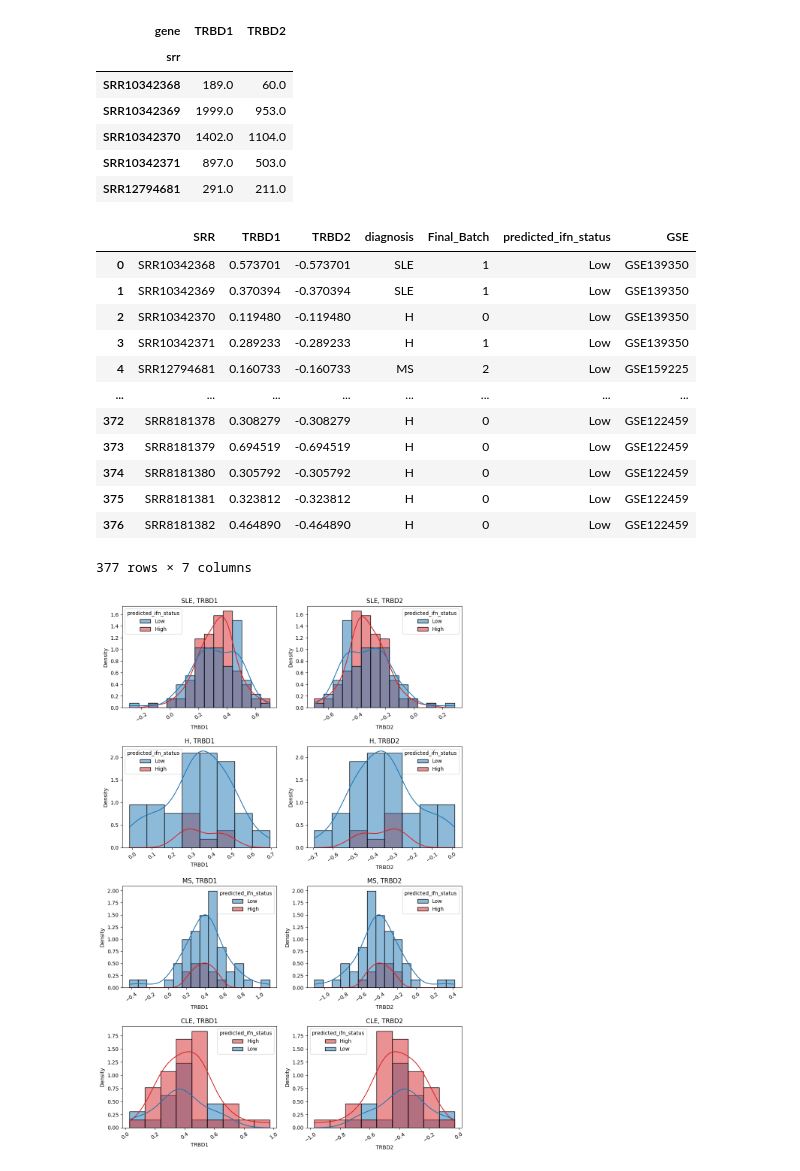
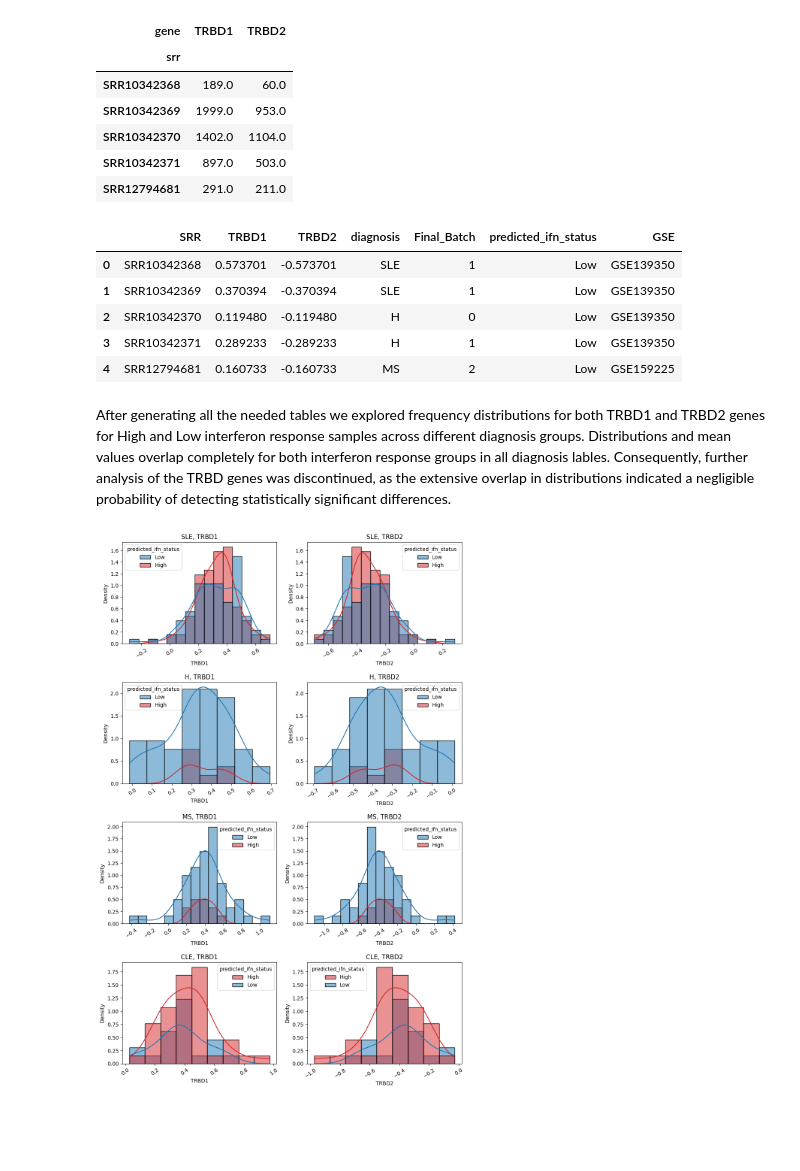
Before and after one commit to a-senkovenko/SKO-1, a Jupyter notebook: notebooks/TCR_02_beta_chain_genes_usage.ipynb, the cells around one changed output. Saved outputs shown, nothing was run; the diff lists cells and outputs as text; code cells hidden in the pictures; blank space fills up the shorter version.

Commit message:
Finalize TRBD analysis and start TRBJ

```diff
--- a/notebooks/TCR_02_beta_chain_genes_usage.ipynb
+++ b/notebooks/TCR_02_beta_chain_genes_usage.ipynb
@@ -26,8 +26,8 @@ import scripts.TCR_utils as utils
 import os
 from itertools import combinations
 # %%
-metadata_path = "../data/metadata_with_ifn_predictions.csv"
-results_path = "../../results/results_mixcr"
+metadata_path = "../data/metadata_ifn_predictions.csv"
+results_path = "../../../results/results_mixcr"
 
 metadata = pd.read_csv(metadata_path)
 # %% [markdown]
@@ -308,22 +310,17 @@ d_count_matrix.head()
 # %%
 d_freq_matrix = d_count_matrix.div(d_count_matrix.sum(axis=1), axis=0)
 clr_d_matrix = utils.clr_transform(d_freq_matrix)
 clr_d_df = clr_d_matrix.reset_index(names="SRR").merge(meta_subset, on = "SRR")
-clr_d_df
+clr_d_df.head()
 # %% [output]
 |  | SRR | TRBD1 | TRBD2 | diagnosis | Final_Batch | predicted_ifn_status | GSE |
 | 0 | SRR10342368 | 0.573701 | -0.573701 | SLE | 1 | Low | GSE139350 |
 | 1 | SRR10342369 | 0.370394 | -0.370394 | SLE | 1 | Low | GSE139350 |
 | 2 | SRR10342370 | 0.119480 | -0.119480 | H | 0 | Low | GSE139350 |
 | 3 | SRR10342371 | 0.289233 | -0.289233 | H | 1 | Low | GSE139350 |
 | 4 | SRR12794681 | 0.160733 | -0.160733 | MS | 2 | Low | GSE159225 |
-| ... | ... | ... | ... | ... | ... | ... | ... |
-| 372 | SRR8181378 | 0.308279 | -0.308279 | H | 0 | Low | GSE122459 |
-| 373 | SRR8181379 | 0.694519 | -0.694519 | H | 0 | Low | GSE122459 |
-| 374 | SRR8181380 | 0.305792 | -0.305792 | H | 0 | Low | GSE122459 |
-| 375 | SRR8181381 | 0.323812 | -0.323812 | H | 0 | Low | GSE122459 |
-| 376 | SRR8181382 | 0.464890 | -0.464890 | H | 0 | Low | GSE122459 |
-377 rows × 7 columns
+# %% [markdown]
+After generating all the needed tables we explored frequency distributions for both TRBD1 and TRBD2 genes for High and Low interferon response samples across different diagnosis groups. Distributions and mean values overlap completely for both interferon response groups in all diagnosis lables. Consequently, further analysis of the TRBD genes was discontinued, as the extensive overlap in distributions indicated a negligible probability of detecting statistically significant differences.
 # %%
 fig, axes = plt.subplots(4, 2, figsize=(10, 15))
 
```
Also changed, not shown: parts of 34 cells of this notebook, 1 other file.
